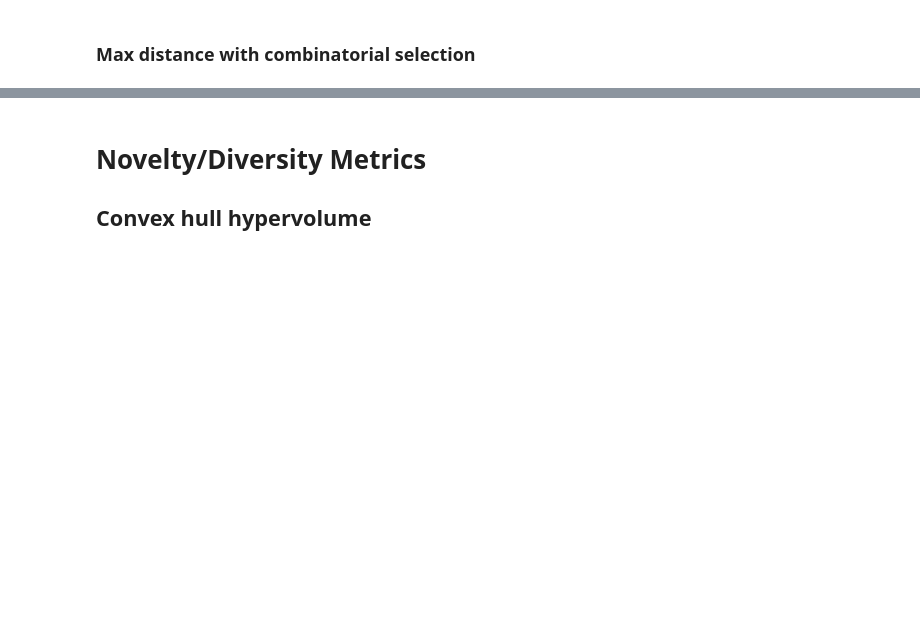
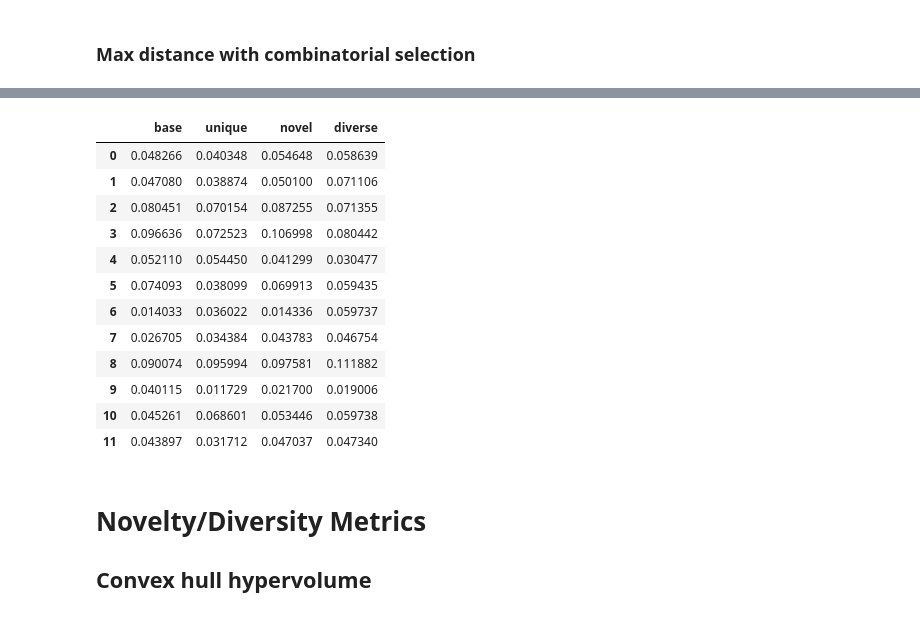
Before and after one commit to kevinma1515/gpt_IDETC, a Jupyter notebook: evaluations/zero_shot_evaluation.ipynb, the cells around one changed output, grey strips where cells are left out. Saved outputs shown, nothing was run; the diff lists cells and outputs as text; code cells hidden in the pictures; blank space fills up the shorter version.

```diff
--- a/evaluations/zero_shot_evaluation.ipynb
+++ b/evaluations/zero_shot_evaluation.ipynb
@@ -470,9 +470,11 @@ from itertools import combinations
 
 
 distances_all = []
+std_all = []
 
 for embedding in [gpt_base_embeddings, gpt_unique_embeddings, gpt_novel_embeddings, gpt_diverse_embeddings]:
     distances_prompt = []
+    std_prompt = []
     for count in range(len(embedding)):
         distances_row = []
         iterate = list(range(len(np.array(embedding[count]))))
@@ -487,7 +489,6 @@ for embedding in [gpt_base_embeddings, gpt_unique_embeddings, gpt_novel_embeddin
         # distances_prompt.append(distances_row)
         # print(f"Average Cosine Distance between human and generated embeddings: {np.mean(distances_row)}")
         distances_prompt.append(np.mean(distances_row))
+        std_prompt.append(np.std(distances_row))
     distances_all.append(distances_prompt)
-
-distances_pd = pd.DataFrame(distances_all, index=['base', 'unique', 'novel', 'diverse']).transpose()
-distances_pd.style.background_gradient()
+    std_all.append(std_prompt)
@@ -516,3 +512,20 @@ dtype: float32
+# %%
+std_pd = pd.DataFrame(std_all, index=['base', 'unique', 'novel', 'diverse']).transpose()
+std_pd.style.background_gradient()
+# %% [output]
+|  | base | unique | novel | diverse |
+| 0 | 0.048266 | 0.040348 | 0.054648 | 0.058639 |
+| 1 | 0.047080 | 0.038874 | 0.050100 | 0.071106 |
+| 2 | 0.080451 | 0.070154 | 0.087255 | 0.071355 |
+| 3 | 0.096636 | 0.072523 | 0.106998 | 0.080442 |
+| 4 | 0.052110 | 0.054450 | 0.041299 | 0.030477 |
+| 5 | 0.074093 | 0.038099 | 0.069913 | 0.059435 |
+| 6 | 0.014033 | 0.036022 | 0.014336 | 0.059737 |
+| 7 | 0.026705 | 0.034384 | 0.043783 | 0.046754 |
+| 8 | 0.090074 | 0.095994 | 0.097581 | 0.111882 |
+| 9 | 0.040115 | 0.011729 | 0.021700 | 0.019006 |
+| 10 | 0.045261 | 0.068601 | 0.053446 | 0.059738 |
+| 11 | 0.043897 | 0.031712 | 0.047037 | 0.047340 |
 # %% [markdown]
 # Novelty/Diversity Metrics
 ## Convex hull hypervolume
```
Also changed, not shown: parts of 4 cells of this notebook, 1 other file.
